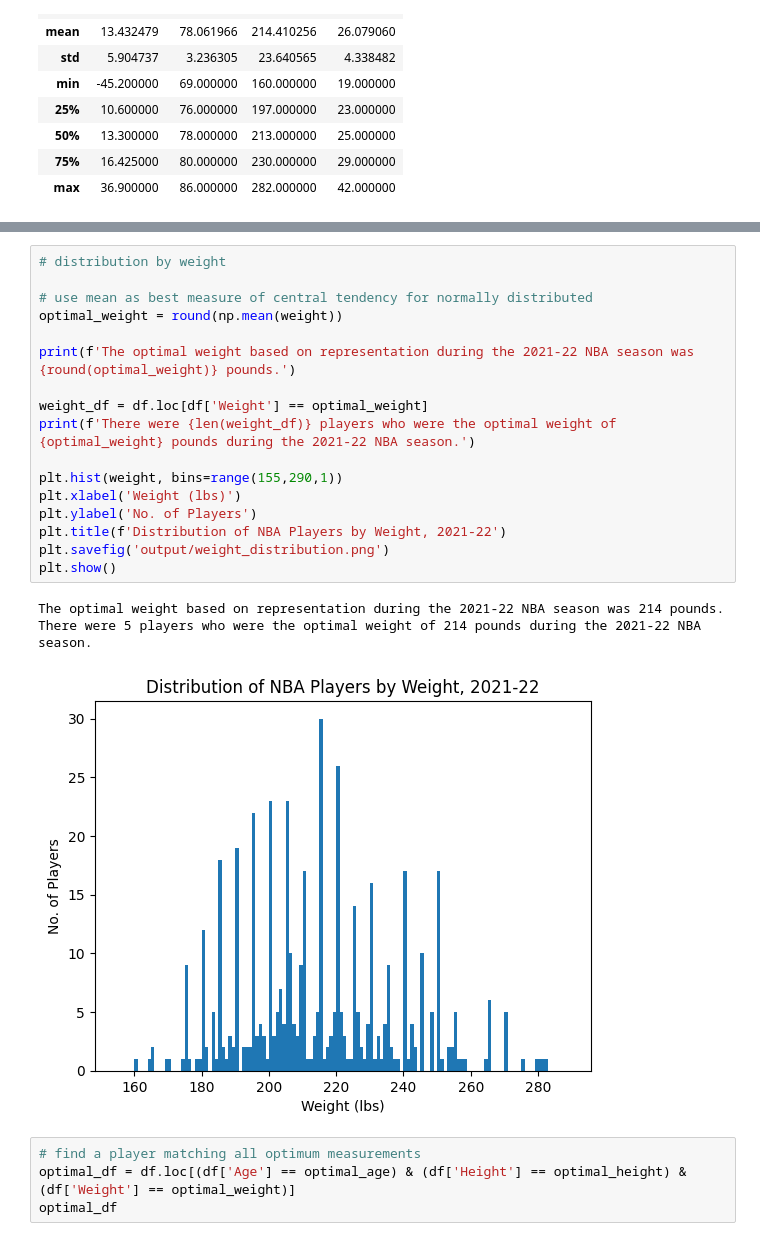
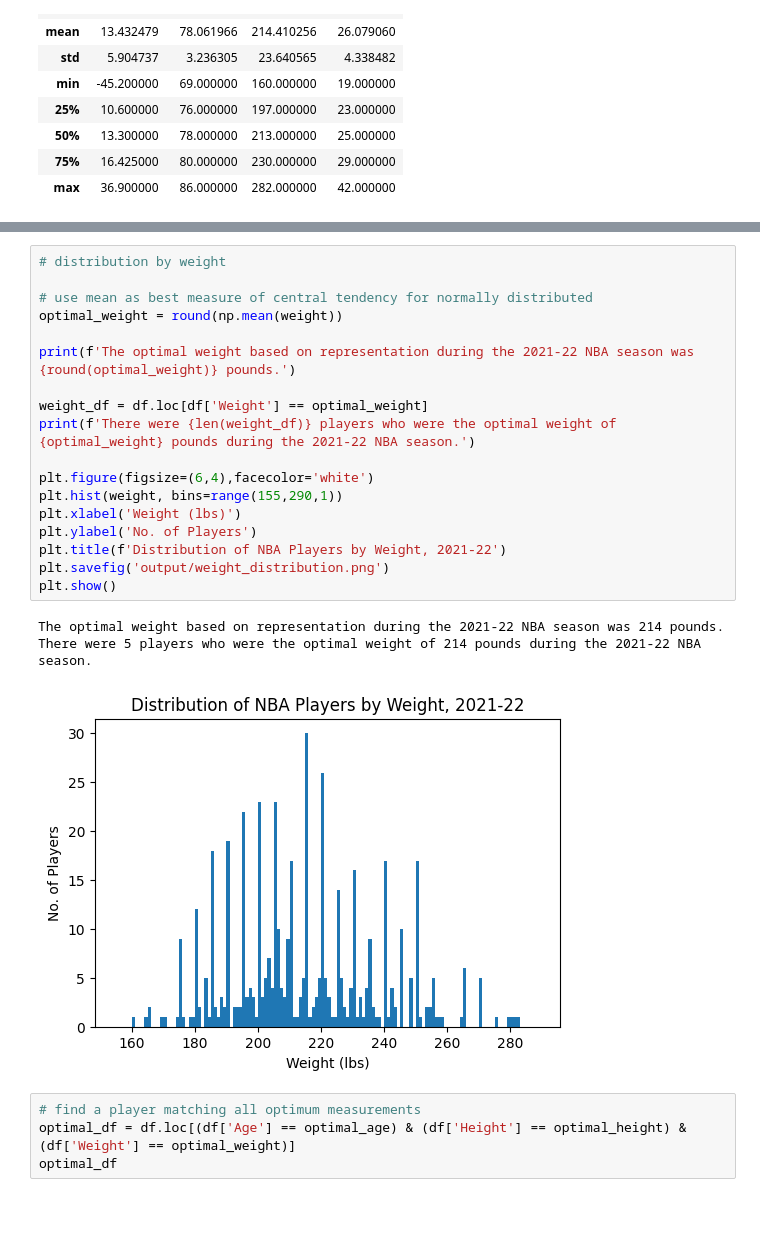
Before and after one commit to meeyoungPH/nba_superlatives, a Jupyter notebook: biometrics/biometrics_analysis.ipynb, the cells around one changed output, grey strips where cells are left out. Drawn from its saved outputs; the diff is of its cells as text; blank space fills up the shorter version.

```diff
--- a/biometrics/biometrics_analysis.ipynb
+++ b/biometrics/biometrics_analysis.ipynb
@@ -87,24 +89,25 @@ There were 56 players who were the optimal height of 78 inches tall during the 2
 # %%
 # distribution by weight
 
 # use mean as best measure of central tendency for normally distributed
 optimal_weight = round(np.mean(weight))
 
 print(f'The optimal weight based on representation during the 2021-22 NBA season was {round(optimal_weight)} pounds.')
 
 weight_df = df.loc[df['Weight'] == optimal_weight]
 print(f'There were {len(weight_df)} players who were the optimal weight of {optimal_weight} pounds during the 2021-22 NBA season.')
 
+plt.figure(figsize=(6,4),facecolor='white')
 plt.hist(weight, bins=range(155,290,1))
 plt.xlabel('Weight (lbs)')
 plt.ylabel('No. of Players')
 plt.title(f'Distribution of NBA Players by Weight, 2021-22')
 plt.savefig('output/weight_distribution.png')
 plt.show()
 # %% [output]
 The optimal weight based on representation during the 2021-22 NBA season was 214 pounds.
 There were 5 players who were the optimal weight of 214 pounds during the 2021-22 NBA season.
-[figure, old version]
+[figure, new version]
 # %%
 # find a player matching all optimum measurements
 optimal_df = df.loc[(df['Age'] == optimal_age) & (df['Height'] == optimal_height) & (df['Weight'] == optimal_weight)]
```
Also changed, not shown: parts of 6 cells of this notebook, 7 other files.
